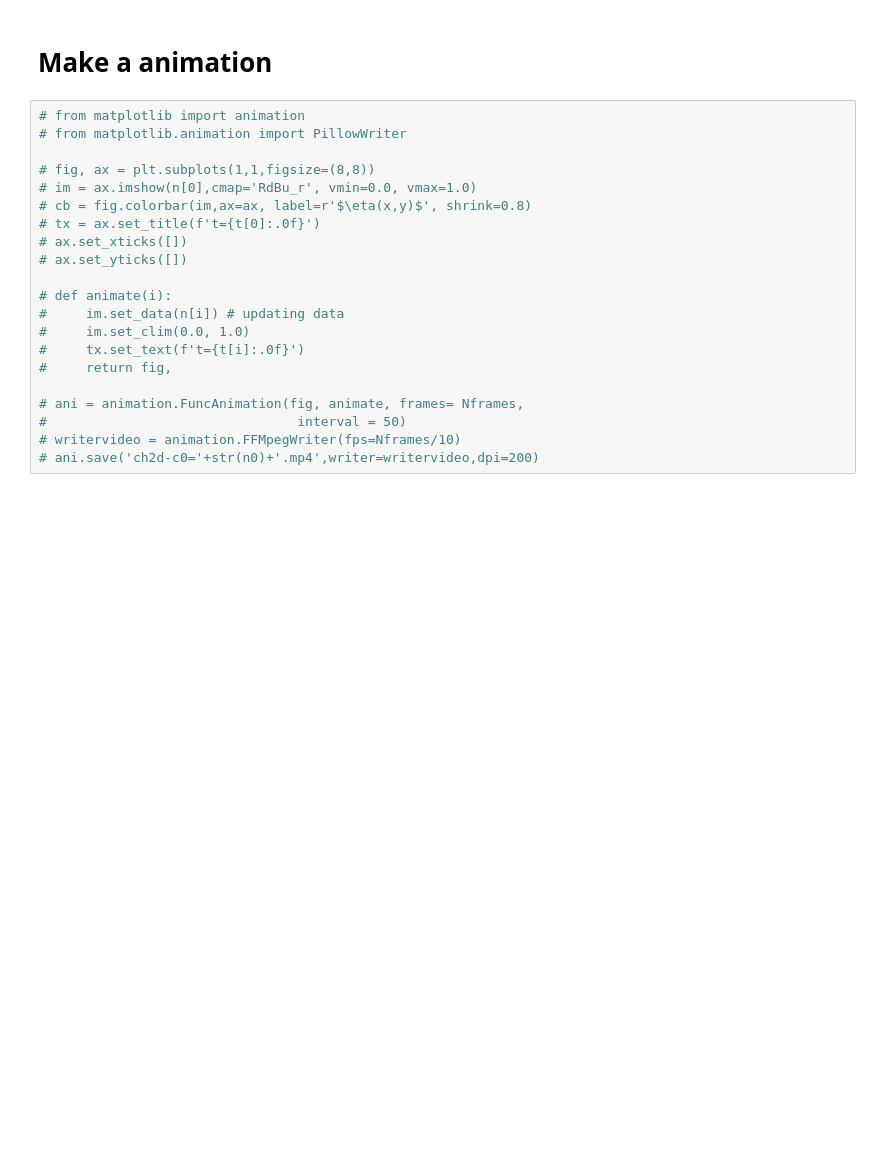
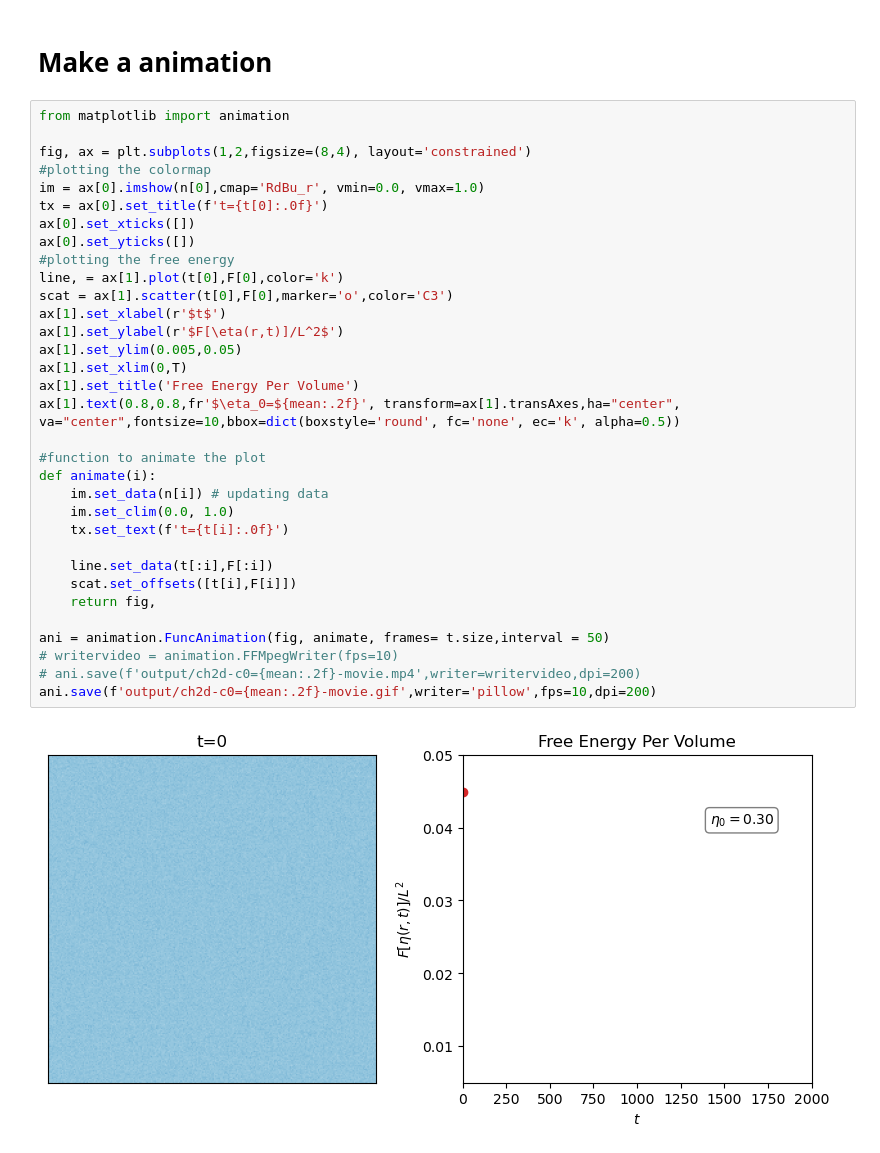
Before and after one commit to elvissoares/spectralETD, a Jupyter notebook: examples/CH2d.ipynb, the cells around one changed output. Saved outputs shown, nothing was run; the diff lists cells and outputs as text; blank space fills up the shorter version.

Commit message:
Updating

```diff
--- a/examples/CH2d.ipynb
+++ b/examples/CH2d.ipynb
@@ -216,23 +208,37 @@ fig.savefig(f'../outputs/ch2d-c0={mean:.2f}.png', dpi=300, bbox_inches='tight')
 # %% [markdown]
 # Make a animation
 # %%
-# from matplotlib import animation
-# from matplotlib.animation import PillowWriter
+from matplotlib import animation
 
-# fig, ax = plt.subplots(1,1,figsize=(8,8))
-# im = ax.imshow(n[0],cmap='RdBu_r', vmin=0.0, vmax=1.0)
-# cb = fig.colorbar(im,ax=ax, label=r'$\eta(x,y)$', shrink=0.8)
-# tx = ax.set_title(f't={t[0]:.0f}')
-# ax.set_xticks([])
-# ax.set_yticks([])
+fig, ax = plt.subplots(1,2,figsize=(8,4), layout='constrained')
+#plotting the colormap
+im = ax[0].imshow(n[0],cmap='RdBu_r', vmin=0.0, vmax=1.0)
+tx = ax[0].set_title(f't={t[0]:.0f}')
+ax[0].set_xticks([])
+ax[0].set_yticks([])
+#plotting the free energy
+line, = ax[1].plot(t[0],F[0],color='k')
+scat = ax[1].scatter(t[0],F[0],marker='o',color='C3')
+ax[1].set_xlabel(r'$t$')
+ax[1].set_ylabel(r'$F[\eta(r,t)]/L^2$')
+ax[1].set_ylim(0.005,0.05)
+ax[1].set_xlim(0,T)
+ax[1].set_title('Free Energy Per Volume')
+ax[1].text(0.8,0.8,fr'$\eta_0=${mean:.2f}', transform=ax[1].transAxes,ha="center", va="center",fontsize=10,bbox=dict(boxstyle='round', fc='none', ec='k', alpha=0.5))
 
-# def animate(i):
-#     im.set_data(n[i]) # updating data
-#     im.set_clim(0.0, 1.0)
-#     tx.set_text(f't={t[i]:.0f}')
-#     return fig,
+#function to animate the plot
+def animate(i):
+    im.set_data(n[i]) # updating data
+    im.set_clim(0.0, 1.0)
+    tx.set_text(f't={t[i]:.0f}')
 
-# ani = animation.FuncAnimation(fig, animate, frames= Nframes,
-#                                interval = 50)
-# writervideo = animation.FFMpegWriter(fps=Nframes/10)
-# ani.save('ch2d-c0='+str(n0)+'.mp4',writer=writervideo,dpi=200)
+    line.set_data(t[:i],F[:i])
+    scat.set_offsets([t[i],F[i]])
+    return fig,
+
+ani = animation.FuncAnimation(fig, animate, frames= t.size,interval = 50)
+# writervideo = animation.FFMpegWriter(fps=10)
+# ani.save(f'output/ch2d-c0={mean:.2f}-movie.mp4',writer=writervideo,dpi=200)
+ani.save(f'output/ch2d-c0={mean:.2f}-movie.gif',writer='pillow',fps=10,dpi=200)
+# %% [output]
+[figure, added]
```
Also changed, not shown: parts of 25 cells of this notebook, 4 other files.
